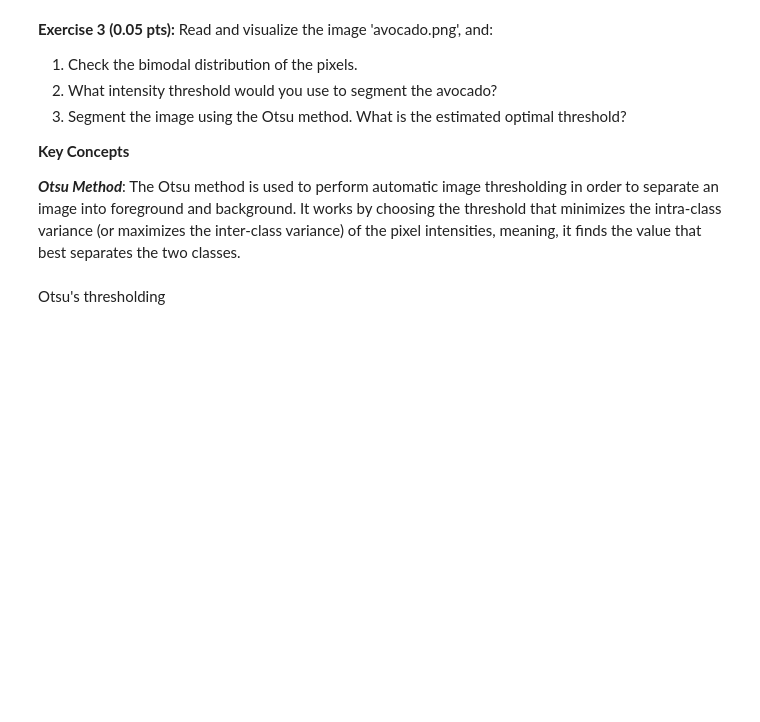
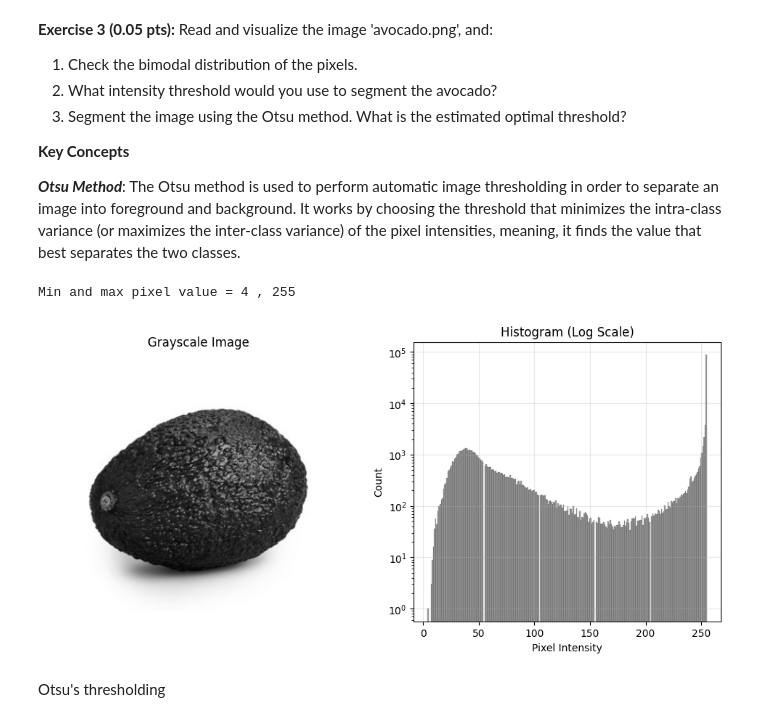
Before and after one commit to fvazquezf/computerVision-tps, a Jupyter notebook: Lab4_25_26.ipynb, the cells around one changed output. Cells and saved outputs as stored; diff of their text form; code cells hidden in the pictures; blank space fills up the shorter version.

```diff
--- a/Lab4_25_26.ipynb
+++ b/Lab4_25_26.ipynb
@@ -158,16 +217,35 @@ it finds the value that best separates the two classes.
 # %%
 # Load and visualize 'avocado.png' in grayscale and inspect its histogram.
 # Inspect the minimum and maximum pixel values
 #    Ex.: np.min(img) and np.max(img)
 # Plot the histogram of pixel intensities
 # Given the histogram, decide where you would place a manual threshold to separate the avocado from the background
 
-#YOUR CODE HERE
-# img = cv2.imread(...)
-#if img is None:
-#    (...)
-#print('Min and max pixel value =',np.min(...), ',',np.max(...))
-#(...)
+img = cv2.imread(images_path + 'avocado.png', cv2.IMREAD_GRAYSCALE)
+
+if img is None:
+    sys.exit('Input image not found, check the path')
+
+print('Min and max pixel value =', np.min(img), ',', np.max(img))
+
+# Visualize the image and the histogram side-by-side
+fig, ax = plt.subplots(1, 2, figsize=(12, 5))
+
+# Plot Image
+ax[0].imshow(img, cmap='gray')
+ax[0].set_title('Grayscale Image')
+ax[0].axis('off')
+
+# Plot Histogram
+sns.histplot(img.reshape(-1), bins=256, ax=ax[1], color='gray')
+ax[1].set_xlabel('Pixel Intensity')
+ax[1].grid(True, alpha=0.3)
+plt.yscale('log')  # <--- ADD THIS
+plt.title('Histogram (Log Scale)')
+plt.show()
+# %% [output]
+Min and max pixel value = 4 , 255
+[figure, added]
 # %% [markdown]
 Otsu's thresholding
 # %%
```
Also changed, not shown: parts of 44 cells of this notebook.
